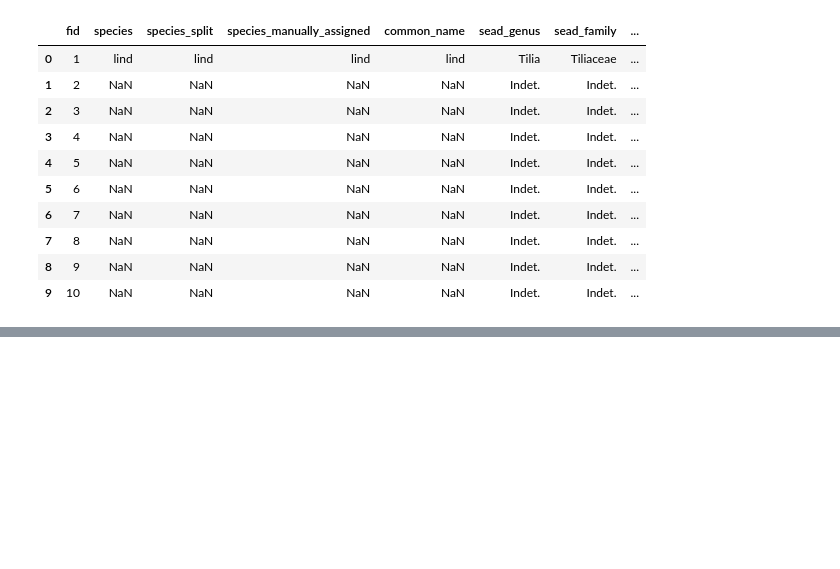
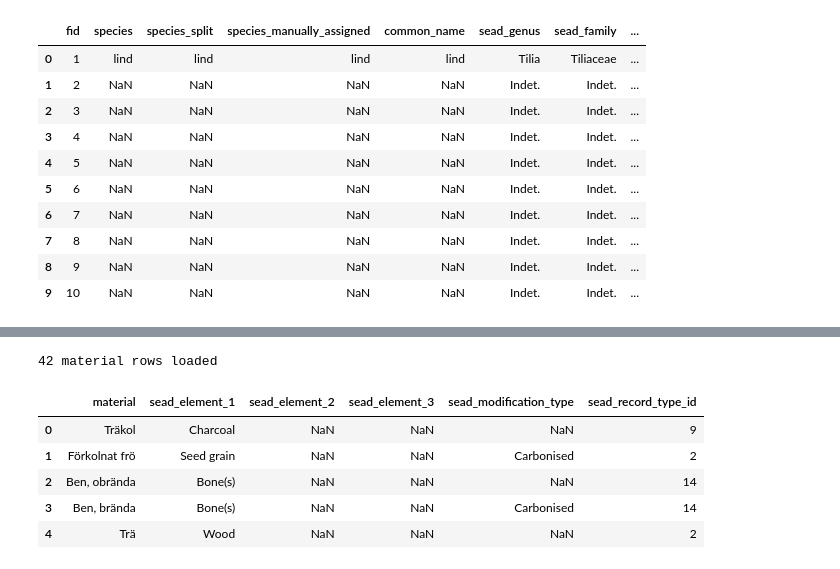
Before and after one commit to Br1CM/sead_strucke_data_cleaning, a Jupyter notebook: notebooks/c14_dataset_tranformation.ipynb, the cells around one changed output, grey strips where cells are left out. Saved outputs shown, nothing was run; the diff lists cells and outputs as text; code cells hidden in the pictures; blank space fills up the shorter version.

```diff
--- a/notebooks/c14_dataset_tranformation.ipynb
+++ b/notebooks/c14_dataset_tranformation.ipynb
@@ -517,0 +538,23 @@ Saved 30838 rows to ..\output\mod_dataset\c14_master_v08_with_sead_taxonomy_v4_3
+# %%
+material_df = pd.read_csv(
+    '../data/material_counts_manual_resolved.csv', keep_default_na=False, na_values=[''],
+)
+
+# SEAD already has 'Seed grain' (record_type_id=2, id 4) - same concept as the manually-assigned
+# 'Seed', so reuse it instead of creating a duplicate new element.
+for col in ['sead_element_1', 'sead_element_2', 'sead_element_3']:
+    is_seed = material_df[col].notna() & (material_df[col].str.strip().str.lower() == 'seed')
+    mask = is_seed & (material_df['sead_record_type_id'] == 2)
+    material_df.loc[mask, col] = 'Seed grain'
+
+print(f'{len(material_df)} material rows loaded')
+material_df[['material', 'sead_element_1', 'sead_element_2', 'sead_element_3',
+             'sead_modification_type', 'sead_record_type_id']].head()
+# %% [output]
+42 material rows loaded
+|  | material | sead_element_1 | sead_element_2 | sead_element_3 | sead_modification_type | sead_record_type_id |
+| 0 | Träkol | Charcoal | NaN | NaN | NaN | 9 |
+| 1 | Förkolnat frö | Seed grain | NaN | NaN | Carbonised | 2 |
+| 2 | Ben, obrända | Bone(s) | NaN | NaN | NaN | 14 |
+| 3 | Ben, brända | Bone(s) | NaN | NaN | Carbonised | 14 |
+| 4 | Trä | Wood | NaN | NaN | NaN | 2 |
```
Also changed, not shown: parts of 14 cells of this notebook.
